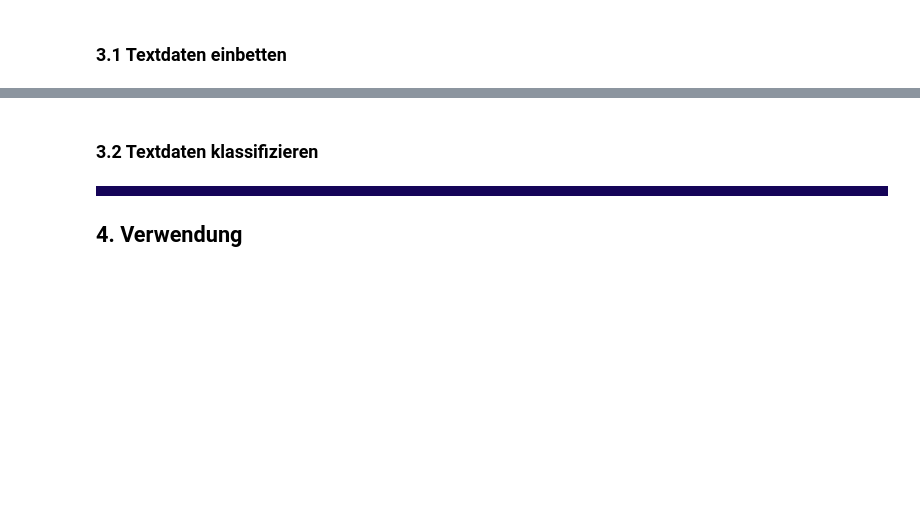
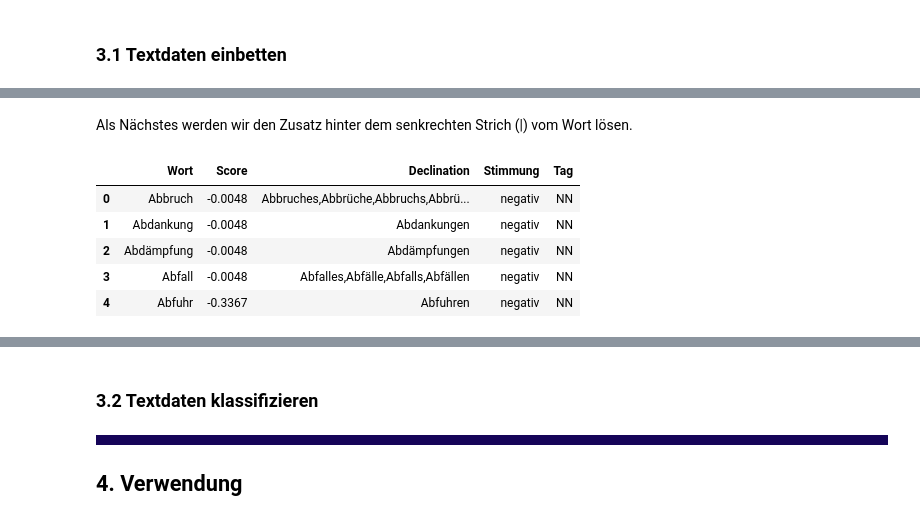
Before and after one commit to orca-nrw/lernmodul-texte, a Jupyter notebook: index.ipynb, the cells around one changed output, grey strips where cells are left out. Saved outputs shown, nothing was run; the diff lists cells and outputs as text; code cells hidden in the pictures; blank space fills up the shorter version.

```diff
--- a/index.ipynb
+++ b/index.ipynb
@@ -532,0 +261,12 @@ corpus = {'negative' : negative_stemmed, 'positive' : positive_stemmed}
+# %% [markdown]
+Als Nächstes werden wir den Zusatz hinter dem senkrechten Strich (|) vom Wort lösen.
+# %%
+vocab[['Wort', 'Tag']] = vocab['Wort'].str.split('|', 1, expand=True)
+vocab.head()
+# %% [output]
+|  | Wort | Score | Declination | Stimmung | Tag |
+| 0 | Abbruch | -0.0048 | Abbruches,Abbrüche,Abbruchs,Abbrü... | negativ | NN |
+| 1 | Abdankung | -0.0048 | Abdankungen | negativ | NN |
+| 2 | Abdämpfung | -0.0048 | Abdämpfungen | negativ | NN |
+| 3 | Abfall | -0.0048 | Abfalles,Abfälle,Abfalls,Abfällen | negativ | NN |
+| 4 | Abfuhr | -0.3367 | Abfuhren | negativ | NN |
```
Also changed, not shown: parts of 71 cells of this notebook.
